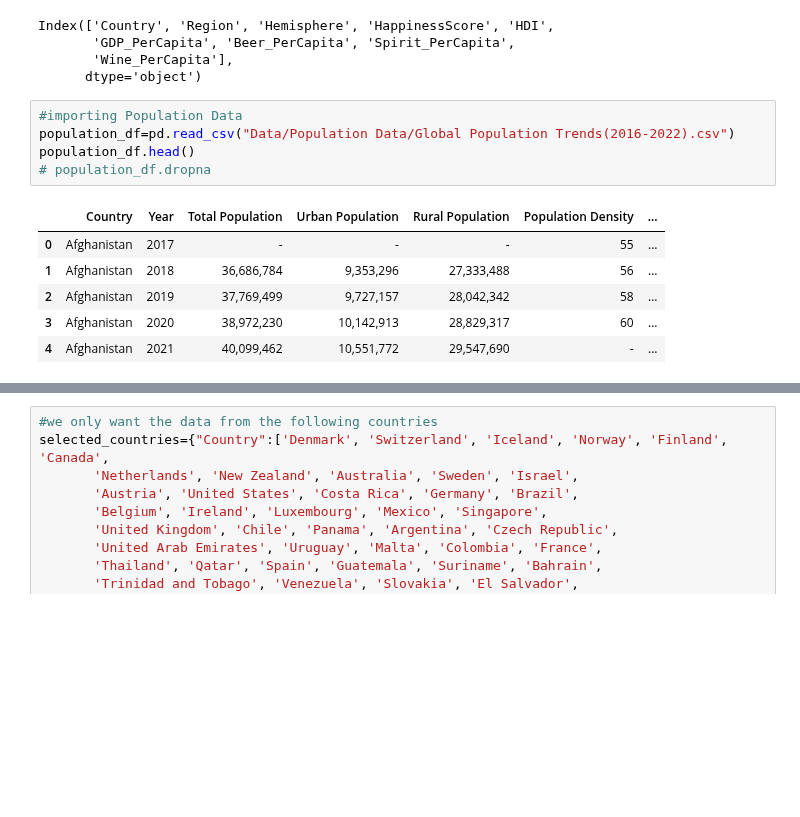
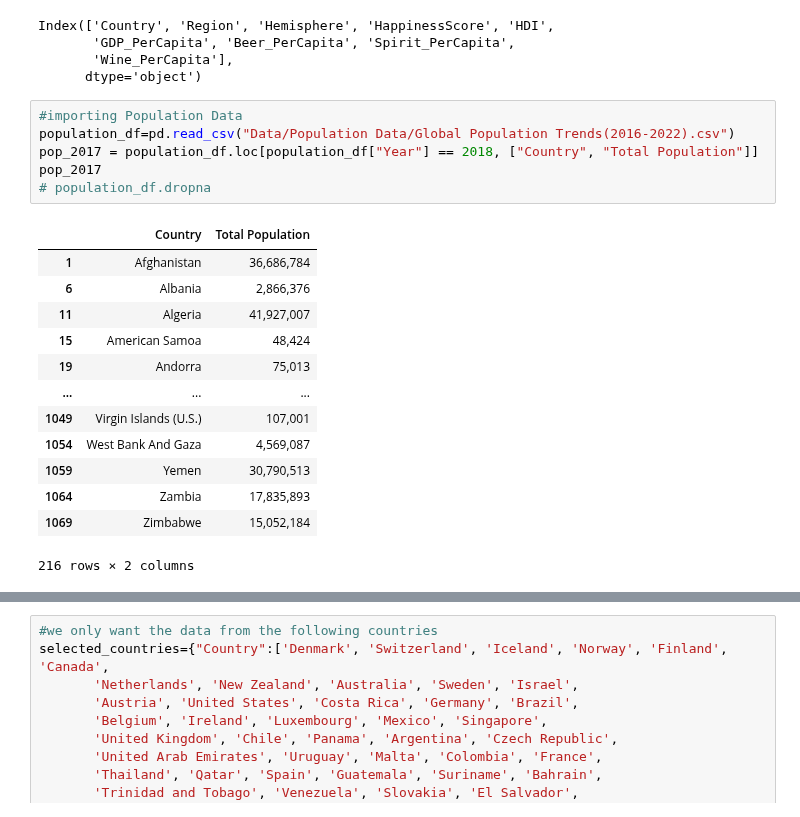
Before and after one commit to mattcaseycpa/project1, a Jupyter notebook: project.ipynb, the cells around one changed output, grey strips where cells are left out. Drawn from its saved outputs; the diff is of its cells as text; blank space fills up the shorter version.

```diff
--- a/project.ipynb
+++ b/project.ipynb
@@ -74,12 +74,20 @@ Index(['Country', 'Region', 'Hemisphere', 'HappinessScore', 'HDI',
 # %%
 #importing Population Data
 population_df=pd.read_csv("Data/Population Data/Global Population Trends(2016-2022).csv")
-population_df.head()
+pop_2017 = population_df.loc[population_df["Year"] == 2018, ["Country", "Total Population"]]
+pop_2017
 # population_df.dropna
 # %% [output]
-|  | Country | Year | Total Population | Urban Population | Rural Population | Population Density | ... |
-| 0 | Afghanistan | 2017 | - | - | - | 55 | ... |
-| 1 | Afghanistan | 2018 | 36,686,784 | 9,353,296 | 27,333,488 | 56 | ... |
-| 2 | Afghanistan | 2019 | 37,769,499 | 9,727,157 | 28,042,342 | 58 | ... |
-| 3 | Afghanistan | 2020 | 38,972,230 | 10,142,913 | 28,829,317 | 60 | ... |
-| 4 | Afghanistan | 2021 | 40,099,462 | 10,551,772 | 29,547,690 | - | ... |
+|  | Country | Total Population |
+| 1 | Afghanistan | 36,686,784 |
+| 6 | Albania | 2,866,376 |
+| 11 | Algeria | 41,927,007 |
+| 15 | American Samoa | 48,424 |
+| 19 | Andorra | 75,013 |
+| ... | ... | ... |
+| 1049 | Virgin Islands (U.S.) | 107,001 |
+| 1054 | West Bank And Gaza | 4,569,087 |
+| 1059 | Yemen | 30,790,513 |
+| 1064 | Zambia | 17,835,893 |
+| 1069 | Zimbabwe | 15,052,184 |
+216 rows × 2 columns
```
Also changed, not shown: parts of 1 cell of this notebook.
